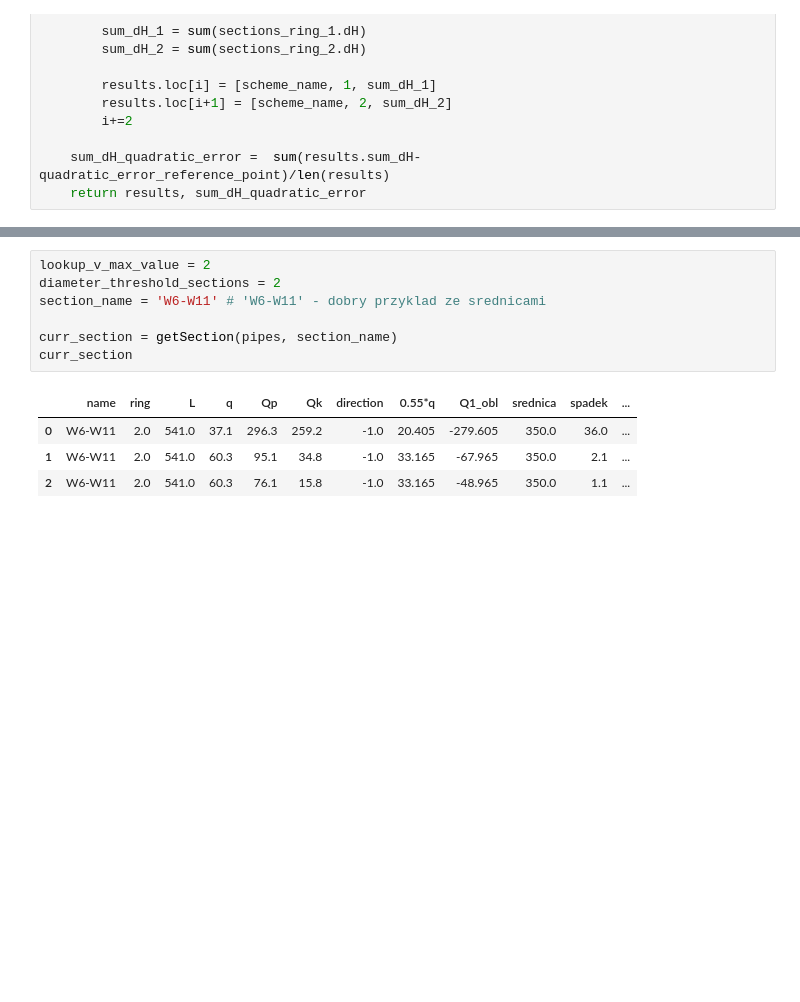
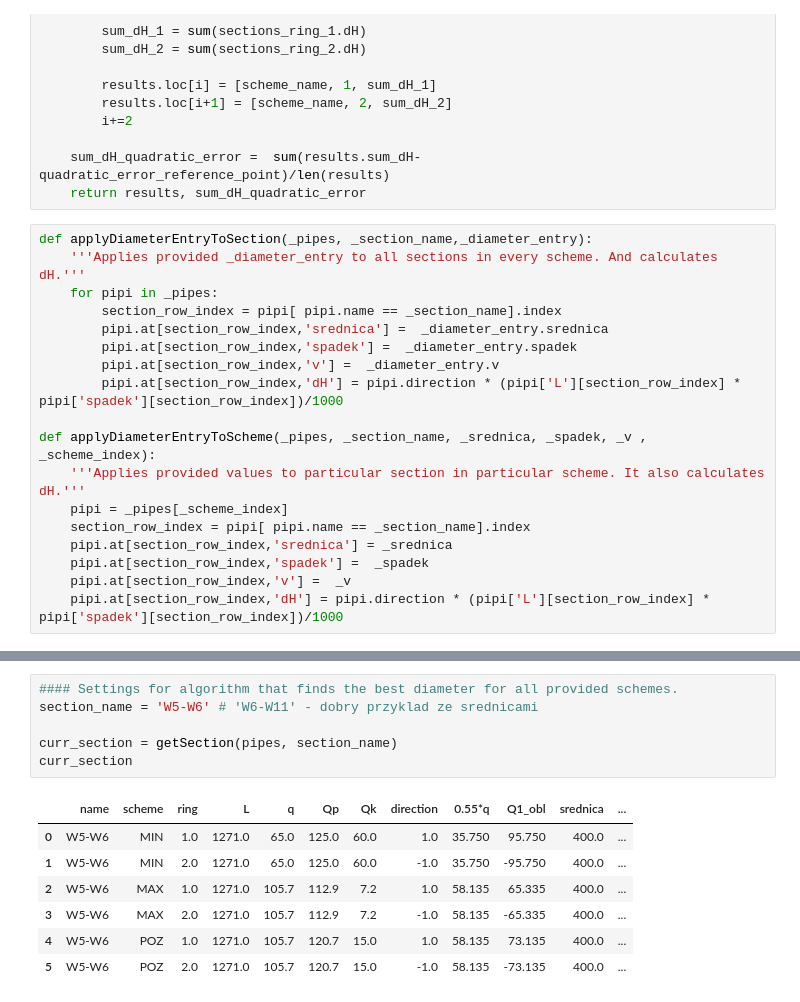
Before and after one commit to koraldek/Waterworks, a Jupyter notebook: Wodociagi.ipynb, the cells around one changed output, grey strips where cells are left out. Saved outputs shown, nothing was run; the diff lists cells and outputs as text; blank space fills up the shorter version.

```diff
--- a/Wodociagi.ipynb
+++ b/Wodociagi.ipynb
@@ -184,3 +181,21 @@ def calculateSchemeResults(_pipes):
 
     sum_dH_quadratic_error =  sum(results.sum_dH- quadratic_error_reference_point)/len(results)
     return results, sum_dH_quadratic_error
+# %%
+def applyDiameterEntryToSection(_pipes, _section_name,_diameter_entry):
+    '''Applies provided _diameter_entry to all sections in every scheme. And calculates dH.'''
+    for pipi in _pipes:
+        section_row_index = pipi[ pipi.name == _section_name].index
+        pipi.at[section_row_index,'srednica'] =  _diameter_entry.srednica
+        pipi.at[section_row_index,'spadek'] =  _diameter_entry.spadek
+        pipi.at[section_row_index,'v'] =  _diameter_entry.v
+        pipi.at[section_row_index,'dH'] = pipi.direction * (pipi['L'][section_row_index] * pipi['spadek'][section_row_index])/1000
+
+def applyDiameterEntryToScheme(_pipes, _section_name, _srednica, _spadek, _v , _scheme_index):
+    '''Applies provided values to particular section in particular scheme. It also calculates dH.'''
+    pipi = _pipes[_scheme_index]
+    section_row_index = pipi[ pipi.name == _section_name].index
+    pipi.at[section_row_index,'srednica'] = _srednica
+    pipi.at[section_row_index,'spadek'] =  _spadek
+    pipi.at[section_row_index,'v'] =  _v
+    pipi.at[section_row_index,'dH'] = pipi.direction * (pipi['L'][section_row_index] * pipi['spadek'][section_row_index])/1000
@@ -409,15 +448,17 @@ def applyDiameterEntryToScheme(_pipes, _section_name, _srednica, _spadek, _v , _
 # %%
-lookup_v_max_value = 2
-diameter_threshold_sections = 2
-section_name = 'W6-W11' # 'W6-W11' - dobry przyklad ze srednicami
+#### Settings for algorithm that finds the best diameter for all provided schemes.
+section_name = 'W5-W6' # 'W6-W11' - dobry przyklad ze srednicami
 
 curr_section = getSection(pipes, section_name)
 curr_section
 # %% [output]
-|  | name | ring | L | q | Qp | Qk | direction | 0.55*q | Q1_obl | srednica | spadek | ... |
-| 0 | W6-W11 | 2.0 | 541.0 | 37.1 | 296.3 | 259.2 | -1.0 | 20.405 | -279.605 | 350.0 | 36.0 | ... |
-| 1 | W6-W11 | 2.0 | 541.0 | 60.3 | 95.1 | 34.8 | -1.0 | 33.165 | -67.965 | 350.0 | 2.1 | ... |
-| 2 | W6-W11 | 2.0 | 541.0 | 60.3 | 76.1 | 15.8 | -1.0 | 33.165 | -48.965 | 350.0 | 1.1 | ... |
+|  | name | scheme | ring | L | q | Qp | Qk | direction | 0.55*q | Q1_obl | srednica | ... |
+| 0 | W5-W6 | MIN | 1.0 | 1271.0 | 65.0 | 125.0 | 60.0 | 1.0 | 35.750 | 95.750 | 400.0 | ... |
+| 1 | W5-W6 | MIN | 2.0 | 1271.0 | 65.0 | 125.0 | 60.0 | -1.0 | 35.750 | -95.750 | 400.0 | ... |
+| 2 | W5-W6 | MAX | 1.0 | 1271.0 | 105.7 | 112.9 | 7.2 | 1.0 | 58.135 | 65.335 | 400.0 | ... |
+| 3 | W5-W6 | MAX | 2.0 | 1271.0 | 105.7 | 112.9 | 7.2 | -1.0 | 58.135 | -65.335 | 400.0 | ... |
+| 4 | W5-W6 | POZ | 1.0 | 1271.0 | 105.7 | 120.7 | 15.0 | 1.0 | 58.135 | 73.135 | 400.0 | ... |
+| 5 | W5-W6 | POZ | 2.0 | 1271.0 | 105.7 | 120.7 | 15.0 | -1.0 | 58.135 | -73.135 | 400.0 | ... |
 # %%
 adjacent_diameters = getAdjacentDiametersToSection(pipes, section_name)
 available_diameters_for_section = fitDiametersToAdjacentPipes(tables_df, adjacent_diameters) # Gives available diameters to fit with "dymensja" requirement
```
Also changed, not shown: parts of 34 cells of this notebook, 1 other file.
